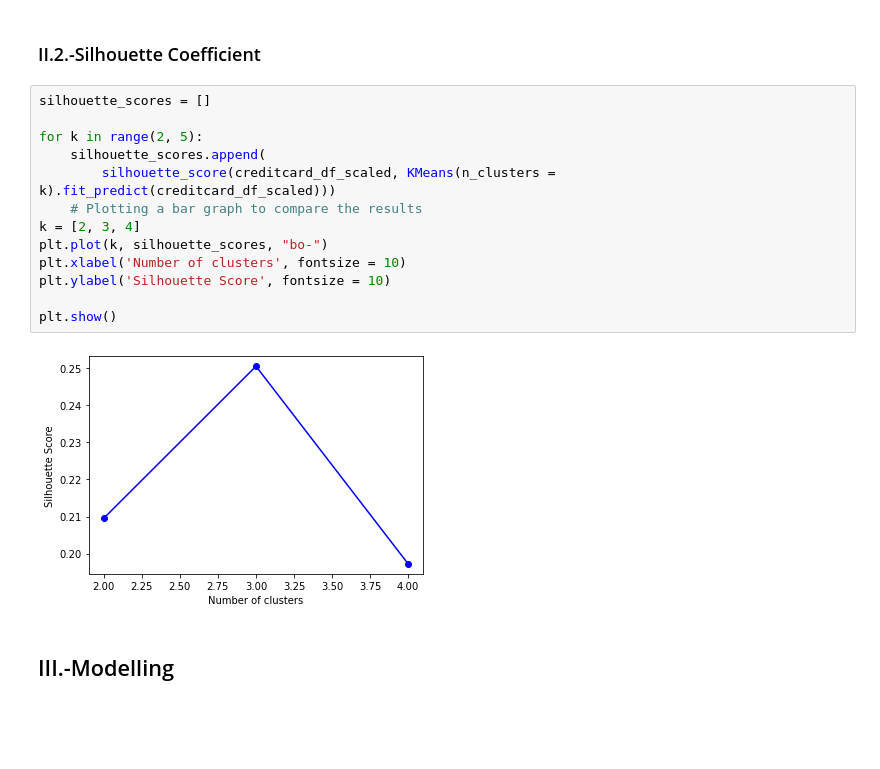
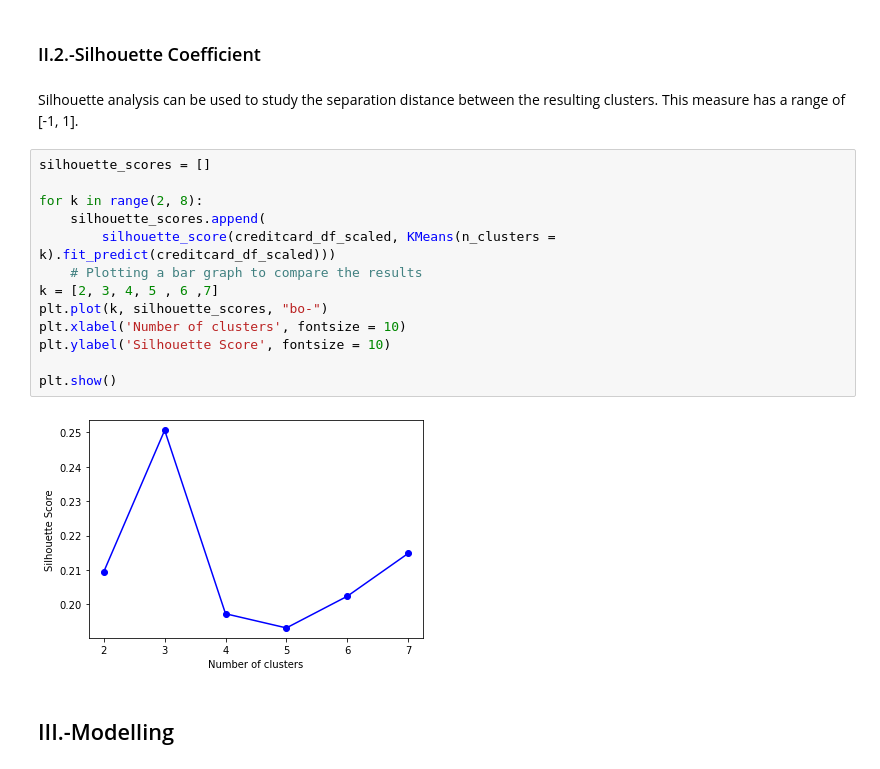
Before and after one commit to Insectonwindscreen/MLxB_CA1, a Jupyter notebook: Marketing_analysis_clusters_1.ipynb, the cells around one changed output. Cells and saved outputs as stored; diff of their text form; blank space fills up the shorter version.

```diff
--- a/Marketing_analysis_clusters_1.ipynb
+++ b/Marketing_analysis_clusters_1.ipynb
@@ -388,20 +389,22 @@ plt.show()
 # %% [markdown]
 ### II.2.-Silhouette Coefficient
+# %% [markdown]
+Silhouette analysis can be used to study the separation distance between the resulting clusters. This measure has a range of [-1, 1].
 # %%
 silhouette_scores = []
 
-for k in range(2, 5):
+for k in range(2, 8):
     silhouette_scores.append(
         silhouette_score(creditcard_df_scaled, KMeans(n_clusters = k).fit_predict(creditcard_df_scaled)))
     # Plotting a bar graph to compare the results
-k = [2, 3, 4]
+k = [2, 3, 4, 5 , 6 ,7]
 plt.plot(k, silhouette_scores, "bo-")
 plt.xlabel('Number of clusters', fontsize = 10)
 plt.ylabel('Silhouette Score', fontsize = 10)
 
 plt.show()
 # %% [output]
-[figure, old version]
+[figure, new version]
 # %% [markdown]
 ## III.-Modelling
 # %%
```
Also changed, not shown: parts of 37 cells of this notebook.
